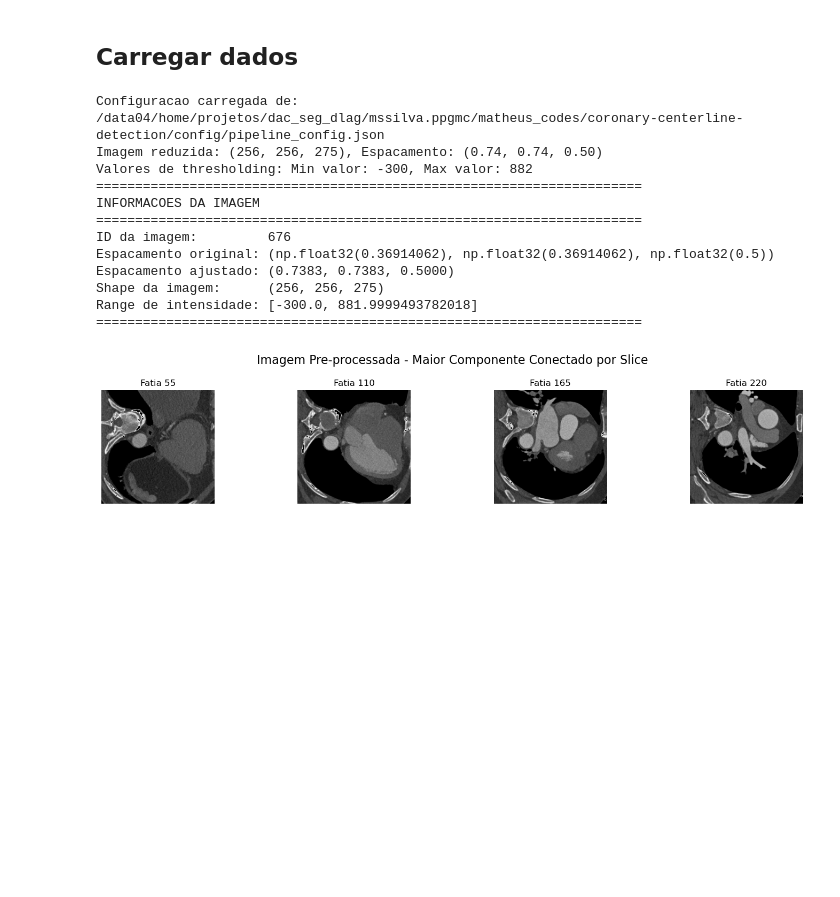
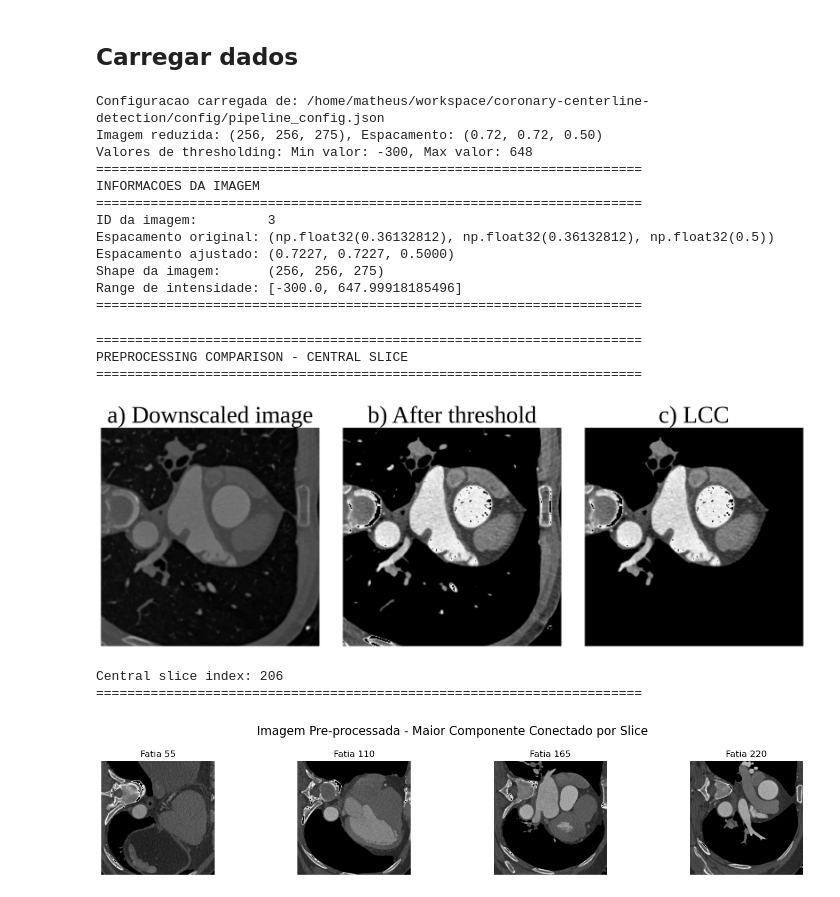
Before and after one commit to matheusssilva991/coronary-centerline-detection, a Jupyter notebook: src/main.ipynb, the cells around one changed output. Drawn from its saved outputs; the diff is of its cells as text; code cells hidden in the pictures; blank space fills up the shorter version.

```diff
--- a/src/main.ipynb
+++ b/src/main.ipynb
@@ -42,9 +43,10 @@ print(f"Configuracao carregada de: {CONFIG_FILE}")
 LOAD_CACHE = bool(CONFIG['LOAD_CACHE'])
 SAVE_CACHE = bool(CONFIG['SAVE_CACHE'])
 
-IMG_ID = 676
+IMG_ID = 3
 
-base_path = '/data04/home/mpmaia/ImageCAS/database/1-1000'
+base_path = '/media/matheus/HD/DatasetsCCTA/ImageCAS'
+#base_path = '/data04/home/mpmaia/ImageCAS/database/1-1000'
 base_save_path = '/media/matheus/HD/DatasetsCCTA/Processed_ImageCAS'
 
 image_data = load_and_preprocess_image(IMG_ID, base_path, CONFIG)
@@ -83,18 +85,57 @@ print(f'Shape da imagem:      {lcc_image.shape}')
 print(f'Range de intensidade: [{lcc_image.min()}, {lcc_image.max()}]')
 print('=' * 70 + '\n')
 # %% [output]
-Configuracao carregada de: /data04/home/projetos/dac_seg_dlag/mssilva.ppgmc/matheus_codes/coronary-centerline-detection/config/pipeline_config.json
-Imagem reduzida: (256, 256, 275), Espacamento: (0.74, 0.74, 0.50)
-Valores de thresholding: Min valor: -300, Max valor: 882
+Configuracao carregada de: /home/matheus/workspace/coronary-centerline-detection/config/pipeline_config.json
+Imagem reduzida: (256, 256, 275), Espacamento: (0.72, 0.72, 0.50)
+Valores de thresholding: Min valor: -300, Max valor: 648
 ======================================================================
 INFORMACOES DA IMAGEM
 ======================================================================
-ID da imagem:         676
-Espacamento original: (np.float32(0.36914062), np.float32(0.36914062), np.float32(0.5))
-Espacamento ajustado: (0.7383, 0.7383, 0.5000)
+ID da imagem:         3
+Espacamento original: (np.float32(0.36132812), np.float32(0.36132812), np.float32(0.5))
+Espacamento ajustado: (0.7227, 0.7227, 0.5000)
 Shape da imagem:      (256, 256, 275)
-Range de intensidade: [-300.0, 881.9999493782018]
+Range de intensidade: [-300.0, 647.99918185496]
 ======================================================================
+# %%
+print('=' * 70)
+print('PREPROCESSING COMPARISON - CENTRAL SLICE')
+print('=' * 70)
+
+slice_idx = int(lcc_image.shape[2] * 0.75)
+
+down_slice = down_image[:, :, slice_idx]
+thresh_slice = thresh_image[:, :, slice_idx]
+lcc_slice = lcc_image[:, :, slice_idx]
+
+plt.rcParams['font.family'] = 'Liberation Serif'
+
+fig, axes = plt.subplots(1, 3, figsize=(15, 5), dpi=300)
+
+axes[0].imshow(down_slice, cmap='gray')
+axes[0].set_title('a) Downscaled image', fontsize=35, fontname='Liberation Serif')
+axes[0].axis('off')
+
+axes[1].imshow(thresh_slice, cmap='gray')
+axes[1].set_title('b) After threshold', fontsize=35, fontname='Liberation Serif')
+axes[1].axis('off')
+
+axes[2].imshow(lcc_slice, cmap='gray')
+axes[2].set_title('c) LCC', fontsize=35, fontname='Liberation Serif')
+axes[2].axis('off')
+
+fig.tight_layout()
+plt.show()
+
+print(f'Central slice index: {slice_idx}')
+print('=' * 70 + '\n')
+# %% [output]
+======================================================================
+PREPROCESSING COMPARISON - CENTRAL SLICE
+======================================================================
+[figure, added]
+Central slice index: 206
+======================================================================
 # %%
 vmin, vmax = lcc_image.min(), lcc_image.max()
 slices_to_plot = [
```
Also changed, not shown: parts of 1 cell of this notebook, 13 other files.
